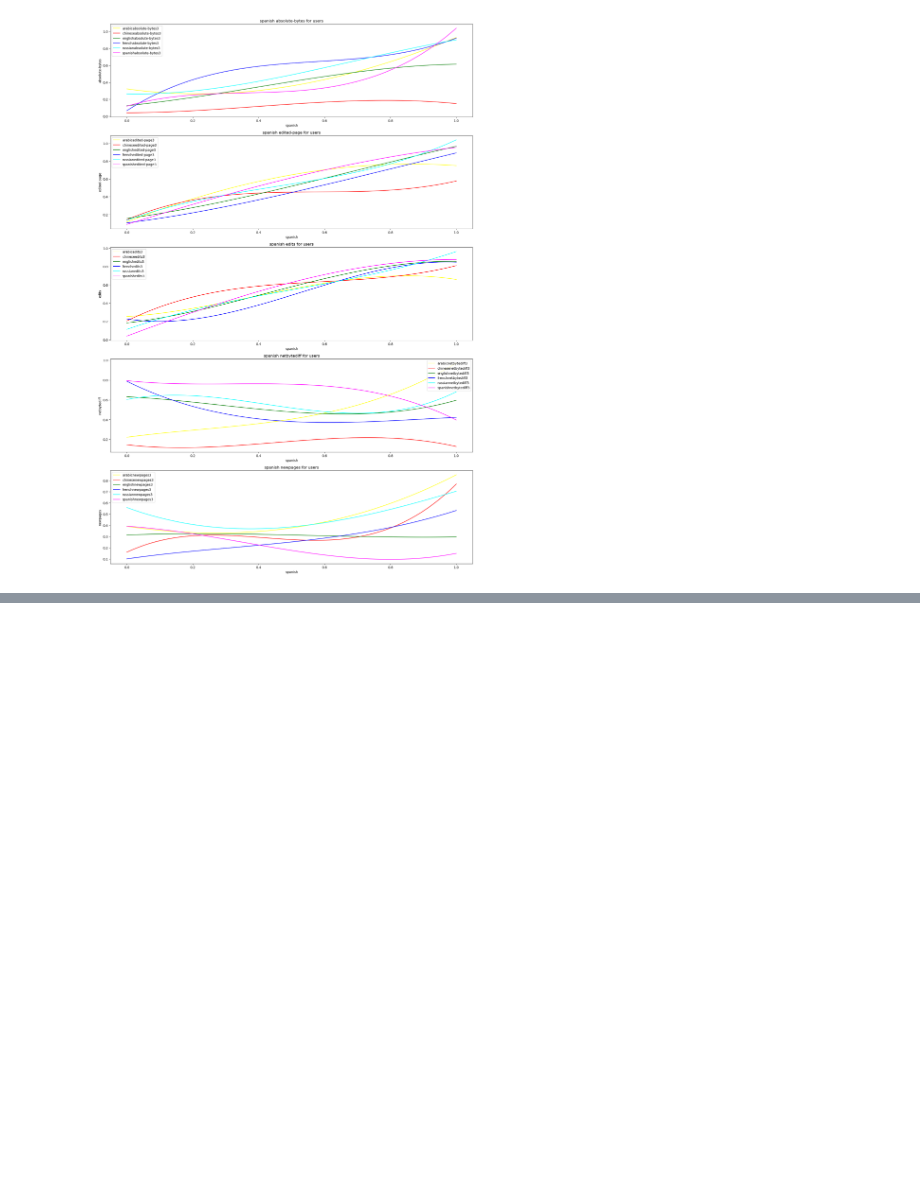
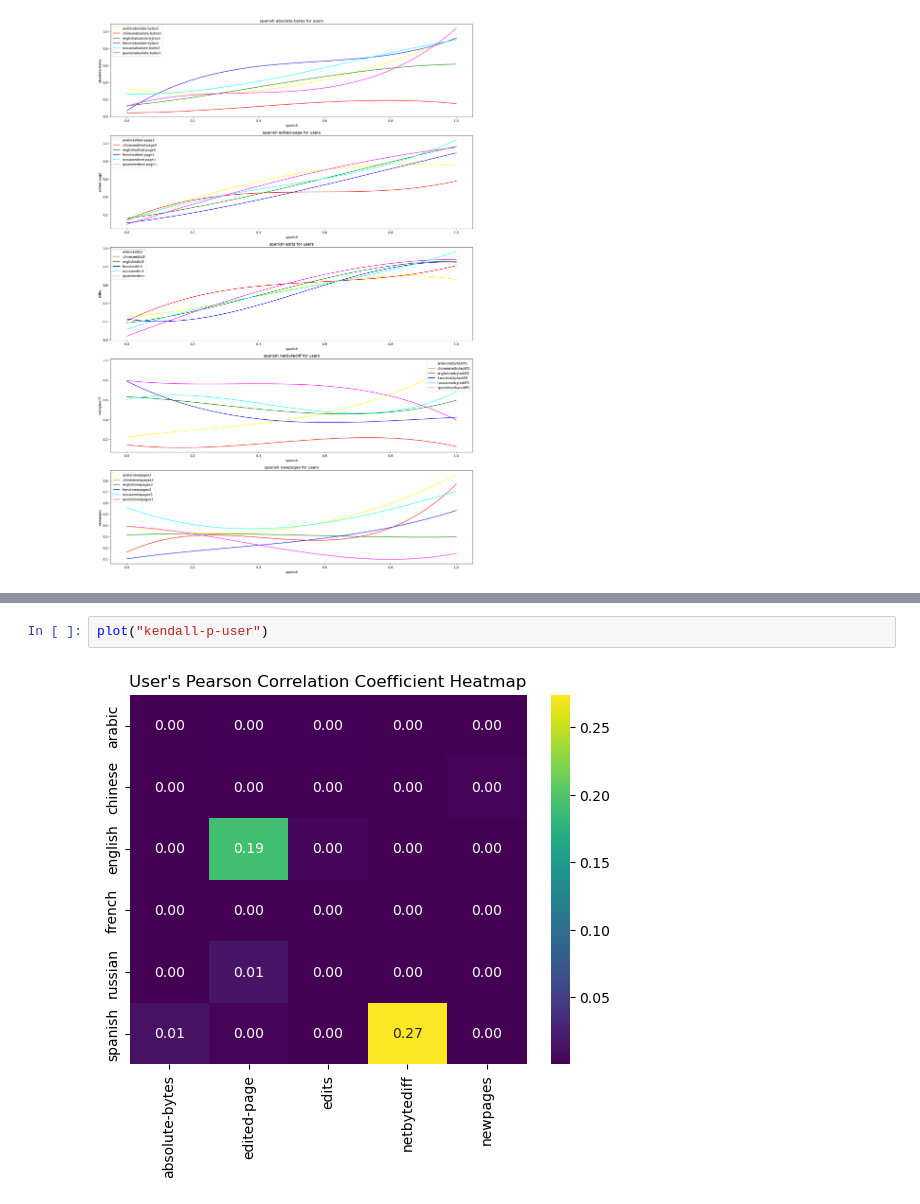
Before and after one commit to aryas0ng/wikipedia-analysis, a Jupyter notebook: plot.ipynb, the cells around one changed output, grey strips where cells are left out. Drawn from its saved outputs; the diff is of its cells as text; blank space fills up the shorter version.

```diff
--- a/plot.ipynb
+++ b/plot.ipynb
@@ -189,0 +226,4 @@ plot("pearson-p-anon")
+# %%
+plot("kendall-p-user")
+# %% [output]
+[figure, added]
```
Also changed, not shown: parts of 9 cells of this notebook, 20 other files.
